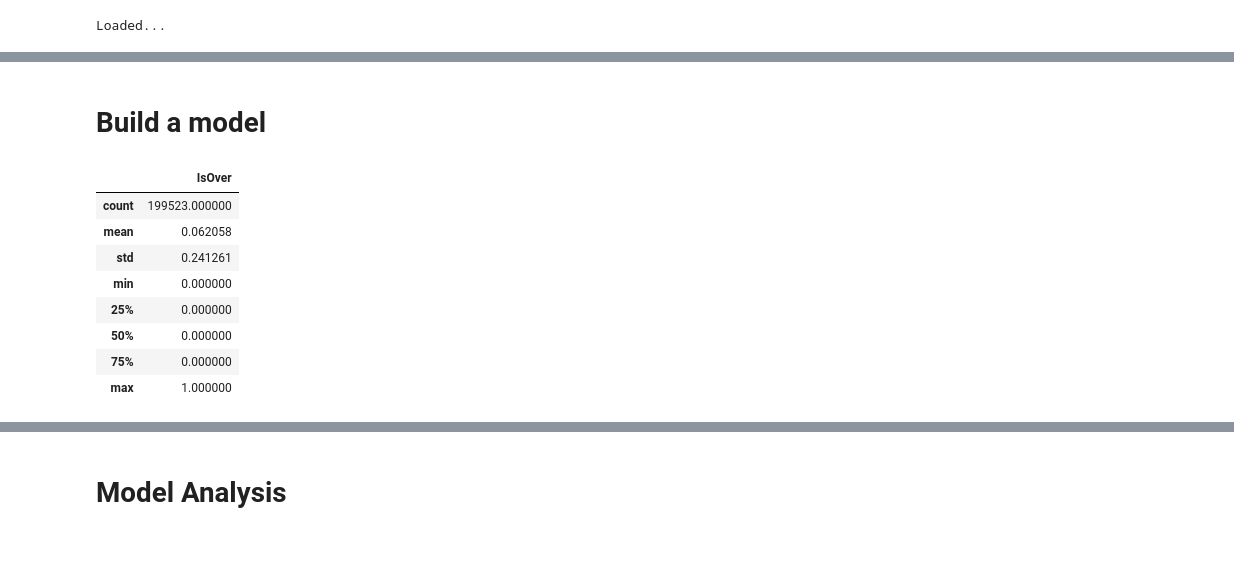
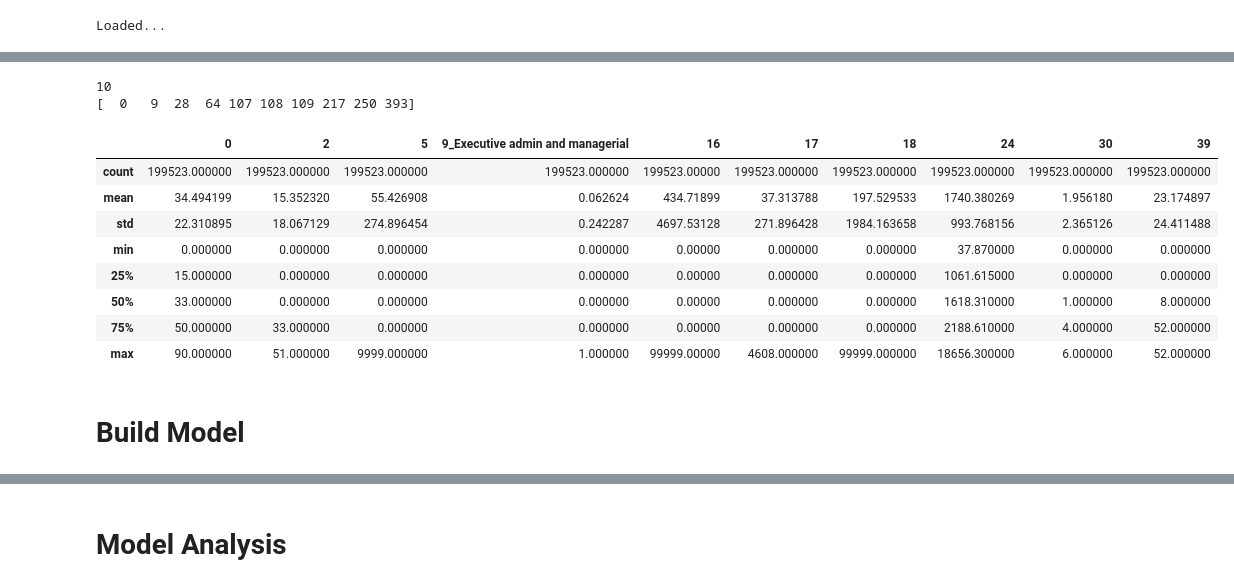
Before and after one commit to pyousefi/Dataiku, a Jupyter notebook: us_census_full/US Census (Python 3).ipynb, the cells around one changed output, grey strips where cells are left out. Saved outputs shown, nothing was run; the diff lists cells and outputs as text; code cells hidden in the pictures; blank space fills up the shorter version.

Commit message:
PY - More models and different feature extraction.

```diff
--- a/us_census_full/US Census (Python 3).ipynb
+++ b/us_census_full/US Census (Python 3).ipynb
@@ -145,0 +269,11 @@ Loaded...
+# %%
+selector = SelectPercentile(f_classif, percentile=10)
+selector.fit(X_train, y_train.IsOver.ravel())
+
+supportIndices = selector.get_support(indices=True)
+print(len(supportIndices))
+print(supportIndices)
+
+spf_X_train = X_train.iloc[:, supportIndices]
+spf_X_test = X_test.iloc[:, supportIndices]
+spf_X_train.describe(include='all')
@@ -145,0 +294,11 @@ Loaded...
+# %%
+selector = SelectPercentile(chi2, percentile=10)
+selector.fit(X_train, y_train.IsOver.ravel())
+
+supportIndices = selector.get_support(indices=True)
+print(len(supportIndices))
+print(supportIndices)
+
+spc_X_train = X_train.iloc[:, supportIndices]
+spc_X_test = X_test.iloc[:, supportIndices]
+spc_X_train.describe(include='all')
@@ -145,0 +319,11 @@ Loaded...
+# %%
+selector = SelectKBest(f_classif)
+selector.fit(X_train, y_train.IsOver.ravel())
+
+supportIndices = selector.get_support(indices=True)
+print(len(supportIndices))
+print(supportIndices)
+
+kbf_X_train = X_train.iloc[:, supportIndices]
+kbf_X_test = X_test.iloc[:, supportIndices]
+kbf_X_train.describe(include='all')
@@ -146,21 +342,25 @@ Loaded...
+# %%
+selector = SelectKBest(chi2)
+selector.fit(X_train, y_train.IsOver.ravel())
+
+supportIndices = selector.get_support(indices=True)
+print(len(supportIndices))
+print(supportIndices)
+
+kbc_X_train = X_train.iloc[:, supportIndices]
+kbc_X_test = X_test.iloc[:, supportIndices]
+kbc_X_train.describe(include='all')
+# %% [output]
+10
+[  0   9  28  64 107 108 109 217 250 393]
+|  | 0 | 2 | 5 | 9_Executive admin and managerial | 16 | 17 | 18 | 24 | 30 | 39 |
+| count | 199523.000000 | 199523.000000 | 199523.000000 | 199523.000000 | 199523.00000 | 199523.000000 | 199523.000000 | 199523.000000 | 199523.000000 | 199523.000000 |
+| mean | 34.494199 | 15.352320 | 55.426908 | 0.062624 | 434.71899 | 37.313788 | 197.529533 | 1740.380269 | 1.956180 | 23.174897 |
+| std | 22.310895 | 18.067129 | 274.896454 | 0.242287 | 4697.53128 | 271.896428 | 1984.163658 | 993.768156 | 2.365126 | 24.411488 |
+| min | 0.000000 | 0.000000 | 0.000000 | 0.000000 | 0.00000 | 0.000000 | 0.000000 | 37.870000 | 0.000000 | 0.000000 |
+| 25% | 15.000000 | 0.000000 | 0.000000 | 0.000000 | 0.00000 | 0.000000 | 0.000000 | 1061.615000 | 0.000000 | 0.000000 |
+| 50% | 33.000000 | 0.000000 | 0.000000 | 0.000000 | 0.00000 | 0.000000 | 0.000000 | 1618.310000 | 1.000000 | 8.000000 |
+| 75% | 50.000000 | 33.000000 | 0.000000 | 0.000000 | 0.00000 | 0.000000 | 0.000000 | 2188.610000 | 4.000000 | 52.000000 |
+| max | 90.000000 | 51.000000 | 9999.000000 | 1.000000 | 99999.00000 | 4608.000000 | 99999.000000 | 18656.300000 | 6.000000 | 52.000000 |
 # %% [markdown]
-# Build a model
+# Build Model
-# %%
-y_train = pd.DataFrame()
-y_train['IsOver'] = learndf.apply(isOver, axis=1)
-y_test = pd.DataFrame()
-y_test['IsOver'] = testdf.apply(isOver, axis=1)
-del learndf[len(learndf.columns)-1]
-del testdf[len(learndf.columns)-1]
-
-y_train.describe()
-# %% [output]
-|  | IsOver |
-| count | 199523.000000 |
-| mean | 0.062058 |
-| std | 0.241261 |
-| min | 0.000000 |
-| 25% | 0.000000 |
-| 50% | 0.000000 |
-| 75% | 0.000000 |
-| max | 1.000000 |
```
Also changed, not shown: parts of 15 cells of this notebook.
